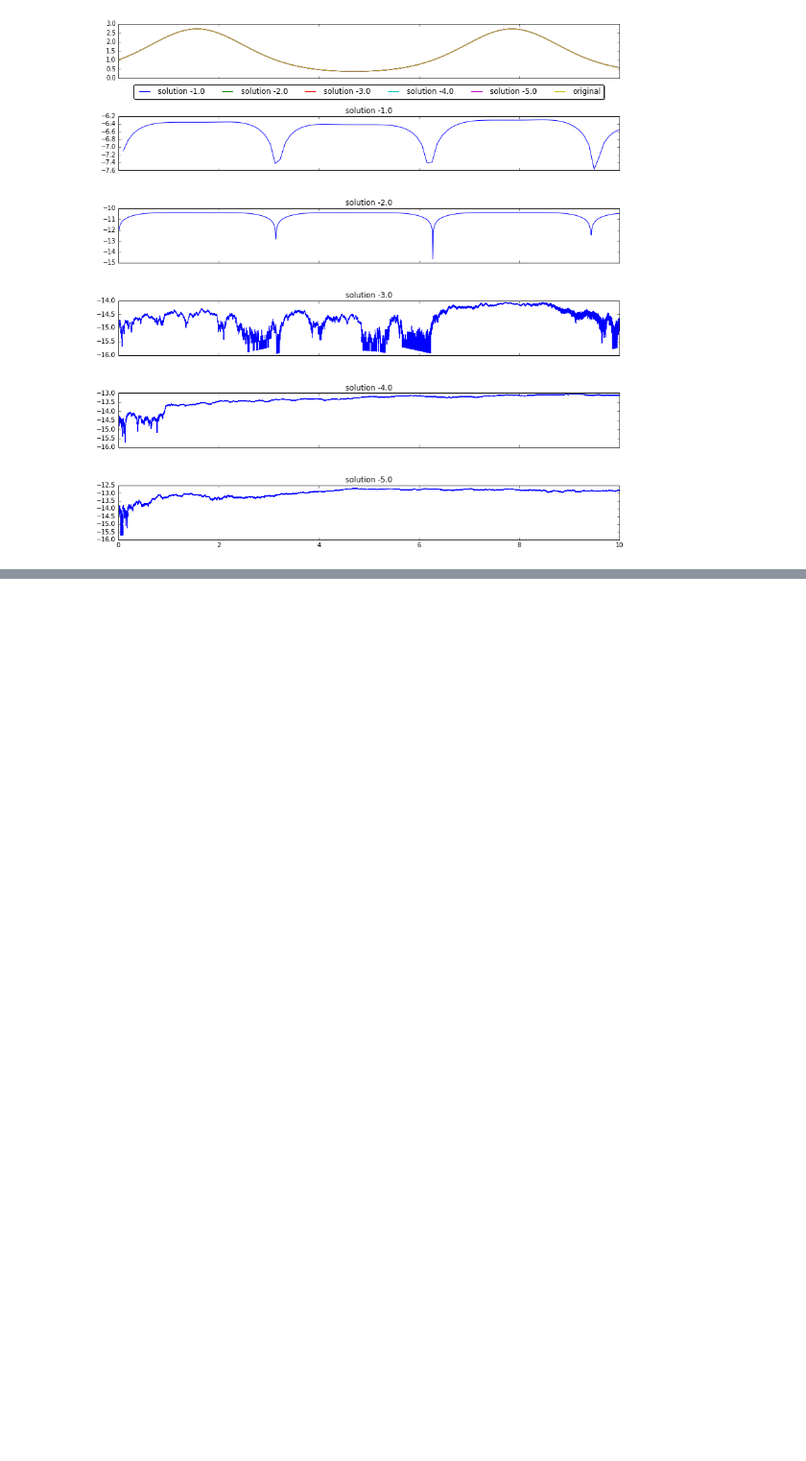
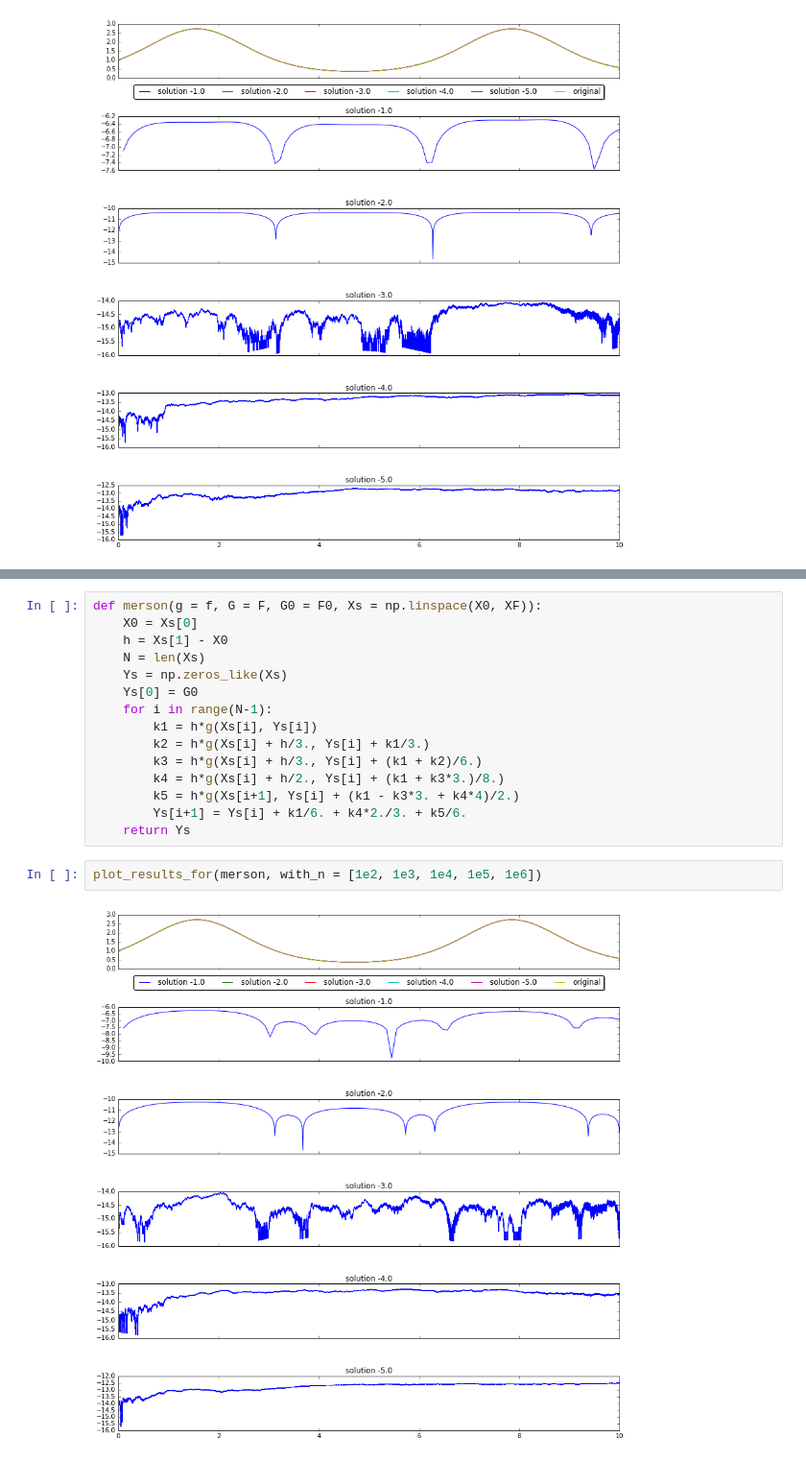
Before and after one commit to scoiatael/MZP, a Jupyter notebook: Lista4.ipynb, the cells around one changed output, grey strips where cells are left out. Shown: that part at 96% size. Saved outputs shown, nothing was run; the diff lists cells and outputs as text; blank space fills up the shorter version.

```diff
--- a/Lista4.ipynb
+++ b/Lista4.ipynb
@@ -154,0 +194,19 @@ plot_results_for(runge_kutta, with_n = [1e2, 1e3, 1e4, 1e5, 1e6])
+# %%
+def merson(g = f, G = F, G0 = F0, Xs = np.linspace(X0, XF)):
+    X0 = Xs[0]
+    h = Xs[1] - X0
+    N = len(Xs)
+    Ys = np.zeros_like(Xs)
+    Ys[0] = G0
+    for i in range(N-1):
+        k1 = h*g(Xs[i], Ys[i])
+        k2 = h*g(Xs[i] + h/3., Ys[i] + k1/3.)
+        k3 = h*g(Xs[i] + h/3., Ys[i] + (k1 + k2)/6.)
+        k4 = h*g(Xs[i] + h/2., Ys[i] + (k1 + k3*3.)/8.)
+        k5 = h*g(Xs[i+1], Ys[i] + (k1 - k3*3. + k4*4)/2.)
+        Ys[i+1] = Ys[i] + k1/6. + k4*2./3. + k5/6.
+    return Ys
+# %%
+plot_results_for(merson, with_n = [1e2, 1e3, 1e4, 1e5, 1e6])
+# %% [output]
+[figure, added]
```
Also changed, not shown: parts of 4 cells of this notebook.
